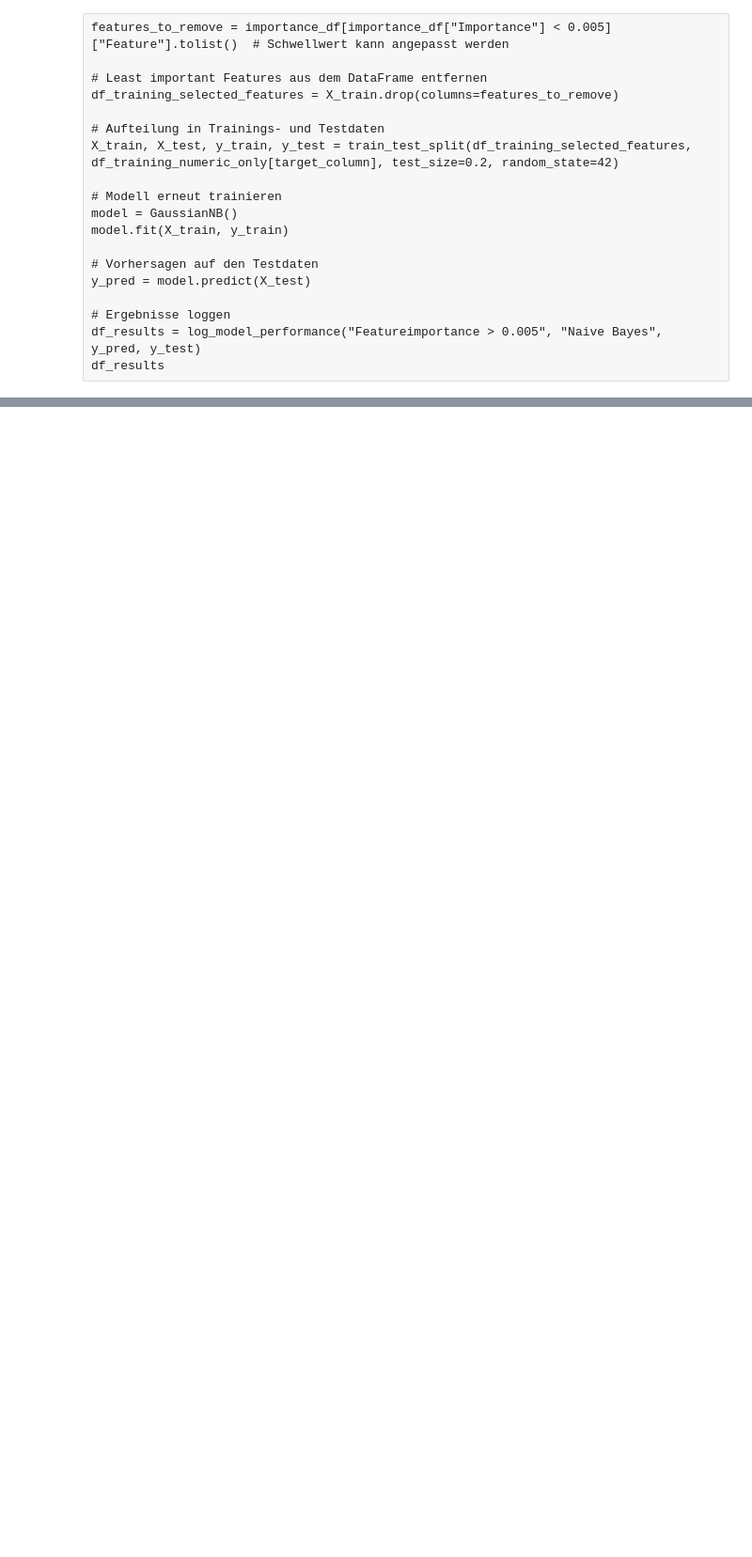
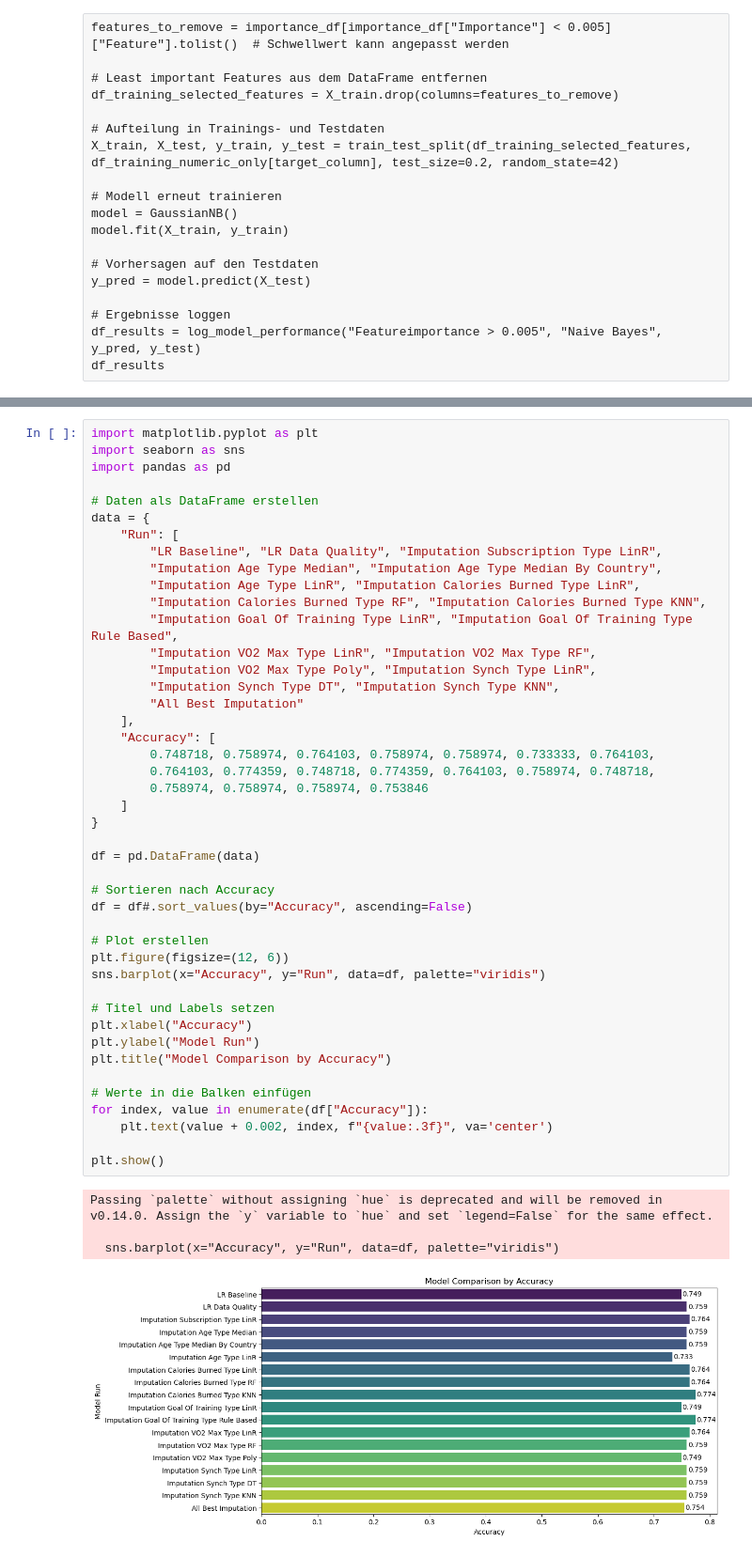
Before and after one commit to MarioKrupinski/Introduction-to-Data-Science-AI, a Jupyter notebook: notebooks/modell_ap_cache.ipynb, the cells around one changed output, grey strips where cells are left out. Shown at 94% size. Cells and saved outputs as stored; diff of their text form; blank space fills up the shorter version.

```diff
--- a/notebooks/modell_ap_cache.ipynb
+++ b/notebooks/modell_ap_cache.ipynb
@@ -1001,0 +1004,49 @@ df_results
+# %%
+import matplotlib.pyplot as plt
+import seaborn as sns
+import pandas as pd
+
+# Daten als DataFrame erstellen
+data = {
+    "Run": [
+        "LR Baseline", "LR Data Quality", "Imputation Subscription Type LinR",
+        "Imputation Age Type Median", "Imputation Age Type Median By Country",
+        "Imputation Age Type LinR", "Imputation Calories Burned Type LinR",
+        "Imputation Calories Burned Type RF", "Imputation Calories Burned Type KNN",
+        "Imputation Goal Of Training Type LinR", "Imputation Goal Of Training Type Rule Based",
+        "Imputation VO2 Max Type LinR", "Imputation VO2 Max Type RF",
+        "Imputation VO2 Max Type Poly", "Imputation Synch Type LinR",
+        "Imputation Synch Type DT", "Imputation Synch Type KNN",
+        "All Best Imputation"
+    ],
+    "Accuracy": [
+        0.748718, 0.758974, 0.764103, 0.758974, 0.758974, 0.733333, 0.764103,
+        0.764103, 0.774359, 0.748718, 0.774359, 0.764103, 0.758974, 0.748718,
+        0.758974, 0.758974, 0.758974, 0.753846
+    ]
+}
+
+df = pd.DataFrame(data)
+
+# Sortieren nach Accuracy
+df = df#.sort_values(by="Accuracy", ascending=False)
+
+# Plot erstellen
+plt.figure(figsize=(12, 6))
+sns.barplot(x="Accuracy", y="Run", data=df, palette="viridis")
+
+# Titel und Labels setzen
+plt.xlabel("Accuracy")
+plt.ylabel("Model Run")
+plt.title("Model Comparison by Accuracy")
+
+# Werte in die Balken einfügen
+for index, value in enumerate(df["Accuracy"]):
+    plt.text(value + 0.002, index, f"{value:.3f}", va='center')
+
+plt.show()
+# %% [output]
+Passing `palette` without assigning `hue` is deprecated and will be removed in v0.14.0. Assign the `y` variable to `hue` and set `legend=False` for the same effect.
+
+  sns.barplot(x="Accuracy", y="Run", data=df, palette="viridis")
+[figure, added]
```
Also changed, not shown: parts of 5 cells of this notebook.
